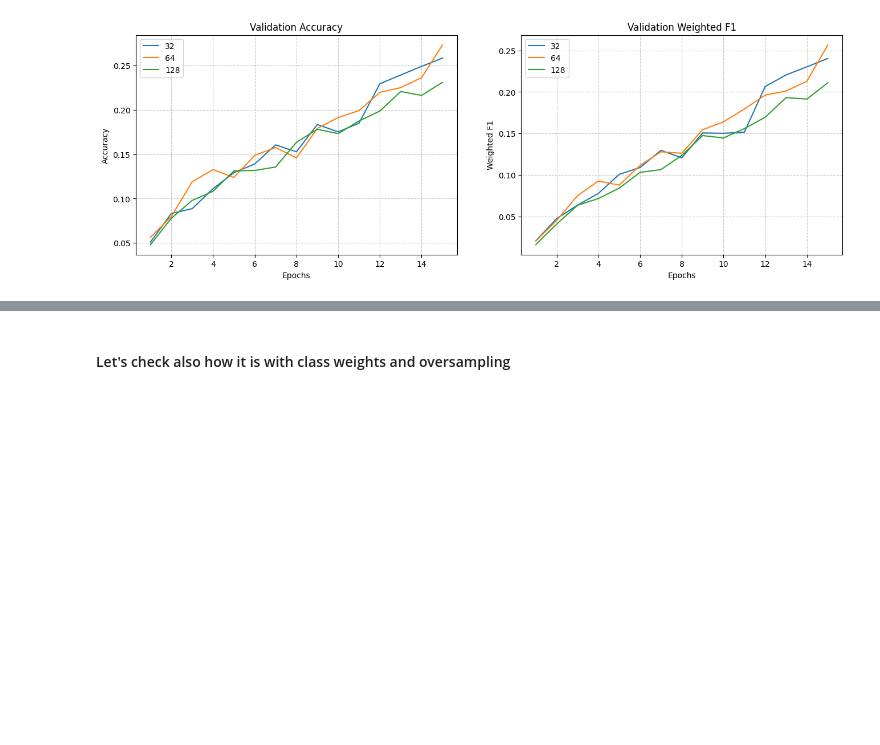
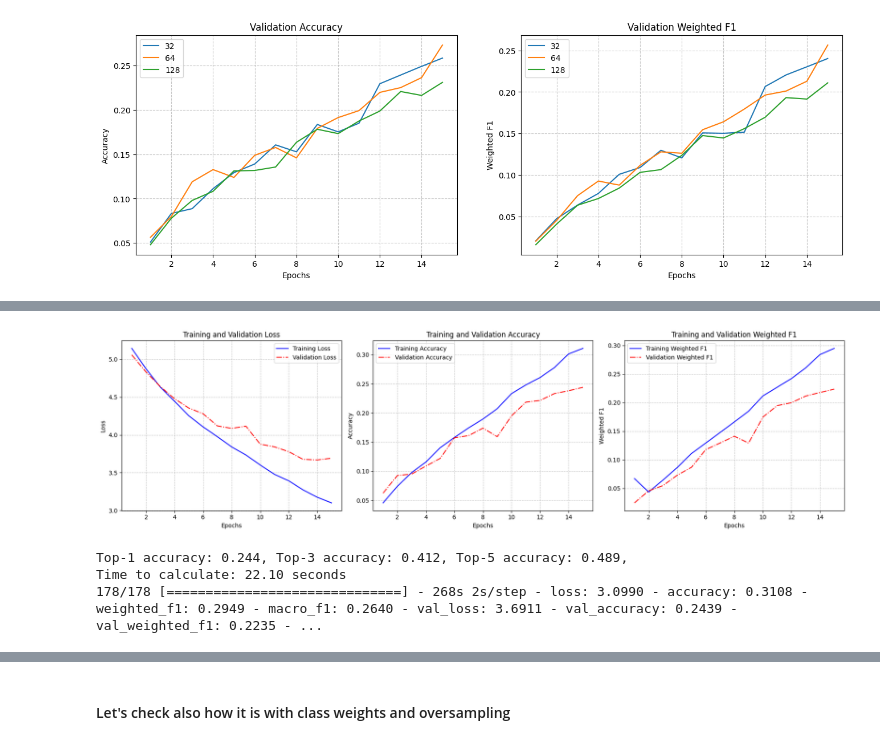
Before and after one commit to MaximilianLae/DL_Skin_Disease_Classification, a Jupyter notebook: VersionWithFunctionsGithub.ipynb, the cells around one changed output, grey strips where cells are left out. Cells and saved outputs as stored; diff of their text form; code cells hidden in the pictures; blank space fills up the shorter version.

```diff
--- a/VersionWithFunctionsGithub.ipynb
+++ b/VersionWithFunctionsGithub.ipynb
@@ -507,0 +582,8 @@ plot_comparison(history, labels)
+# %%
+sgd_optimizer = SGD(lr=0.001, momentum=0.9)
+model_input_224, history_input_224 = compile_and_train_model(sgd_optimizer, batch_size=64, epochs=15, input_size = (224,224))
+# %% [output]
+[figure, added]
+Top-1 accuracy: 0.244, Top-3 accuracy: 0.412, Top-5 accuracy: 0.489,
+Time to calculate: 22.10 seconds
+178/178 [==============================] - 268s 2s/step - loss: 3.0990 - accuracy: 0.3108 - weighted_f1: 0.2949 - macro_f1: 0.2640 - val_loss: 3.6911 - val_accuracy: 0.2439 - val_weighted_f1: 0.2235 - ...
```
Also changed, not shown: parts of 14 cells of this notebook.
